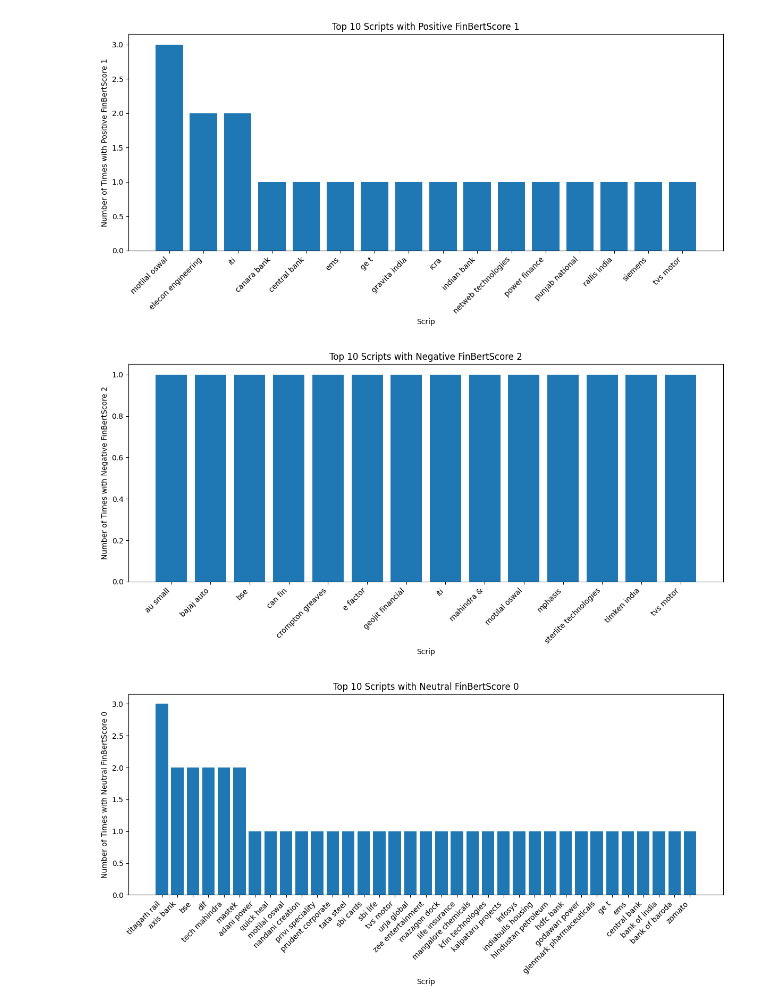
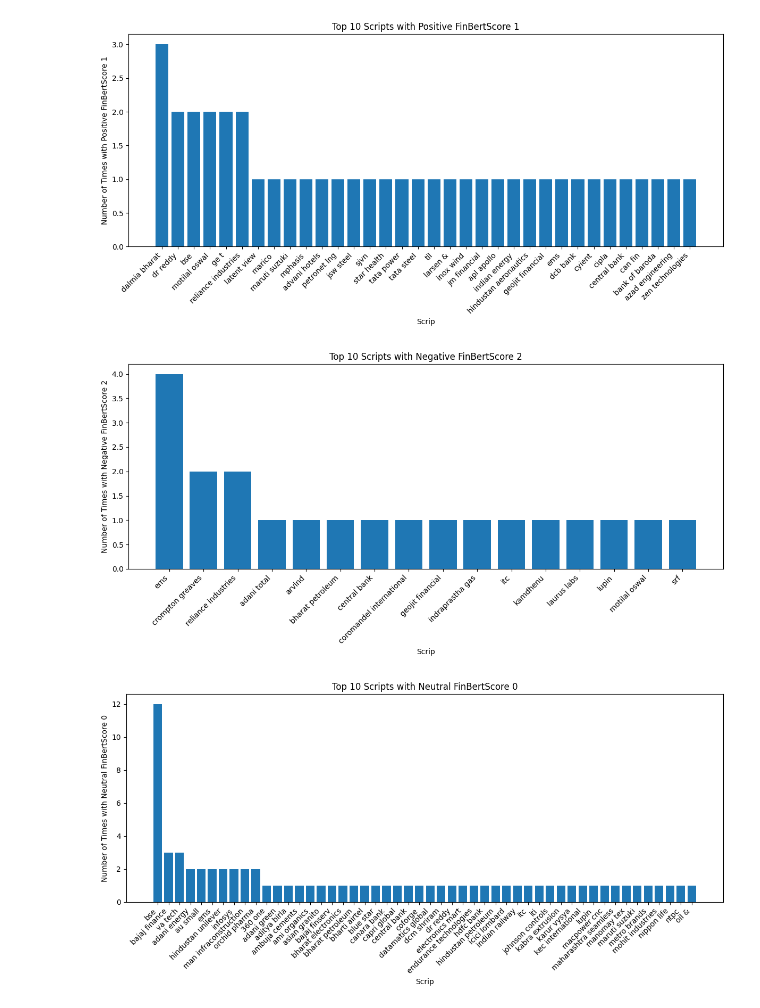
Before and after one commit to ranguchamy/ML_Indian_Stocks, a Jupyter notebook: NewsAnalytics_HinduBL.ipynb, the cells around one changed output. Saved outputs shown, nothing was run; the diff lists cells and outputs as text; code cells hidden in the pictures.

```diff
--- a/NewsAnalytics_HinduBL.ipynb
+++ b/NewsAnalytics_HinduBL.ipynb
@@ -21,7 +21,7 @@ database_name = "NewsAnalytics"
 collection_name = "RawNews_Hindu"
 
 # Path to the Excel file
-excel_file_path = r'C:\Users\91908\Documents\Raja\Share market\Analysis\Trendlyne\Data\Scrip\Scrip23012024.xlsx'
+excel_file_path = r'C:\Users\91908\Documents\Raja\Share market\Analysis\Trendlyne\Data\Scrip\Scrip31012024.xlsx'
 
 
 try:
@@ -34,8 +34,8 @@ try:
         # all_records = collection.find()
 
 
-        start_date = datetime(2024, 1, 25, 0, 0, 0)
-        end_date = datetime(2024, 1, 26, 0, 0, 0)
+        start_date = datetime(2024, 1, 29, 0, 0, 0)
+        end_date = datetime(2024, 1, 31, 0, 0, 0)
 
         find_query = {
             "created_at": {
@@ -200,3 +200,3 @@ except Exception as e:
-[figure, old version]
+[figure, new version]
-[figure, old version]
+[figure, new version]
-[figure, old version]
+[figure, new version]
```
Also changed, not shown: parts of 1 cell of this notebook, 5 other files.
